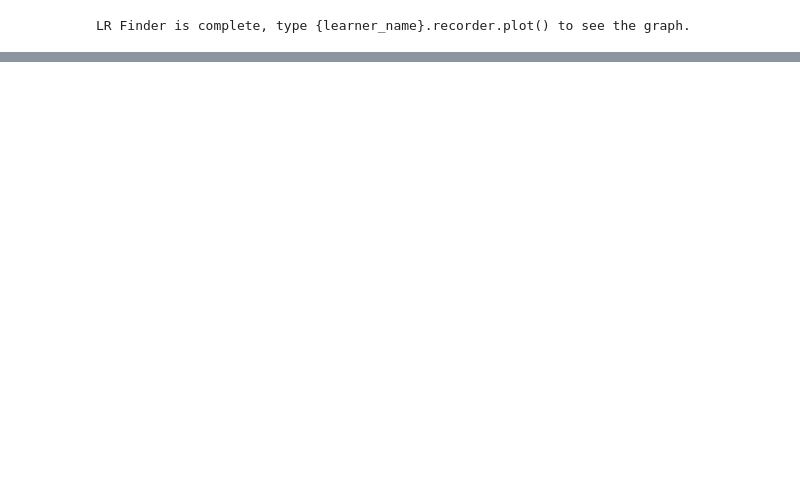
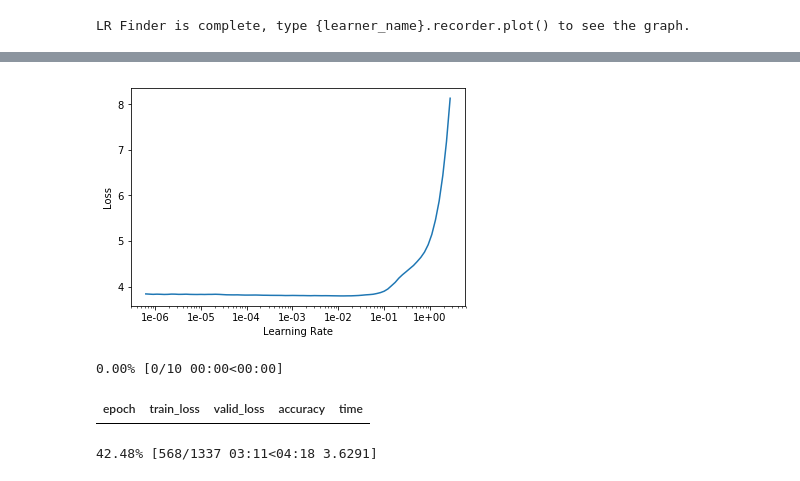
Before and after one commit to adai183/ULMFiT_es_V1, a Jupyter notebook: Quora.ipynb, the cells around one changed output, grey strips where cells are left out. Saved outputs shown, nothing was run; the diff lists cells and outputs as text; code cells hidden in the pictures; blank space fills up the shorter version.

```diff
--- a/Quora.ipynb
+++ b/Quora.ipynb
@@ -56,0 +75,2 @@ KeyboardInterrupt:
+# %%
+learn.load('fit_head')
@@ -56,0 +102,4 @@ KeyboardInterrupt:
+# %%
+learn.recorder.plot()
+# %% [output]
+[figure, added]
@@ -56,0 +109,6 @@ KeyboardInterrupt:
+# %%
+learn.fit_one_cycle(10, 1e-3, moms=(0.8,0.7))
+# %% [output]
+0.00% [0/10 00:00<00:00]
+| epoch | train_loss | valid_loss | accuracy | time |
+42.48% [568/1337 03:11<04:18 3.6291]
```
Also changed, not shown: parts of 50 cells of this notebook, 6 other files.
